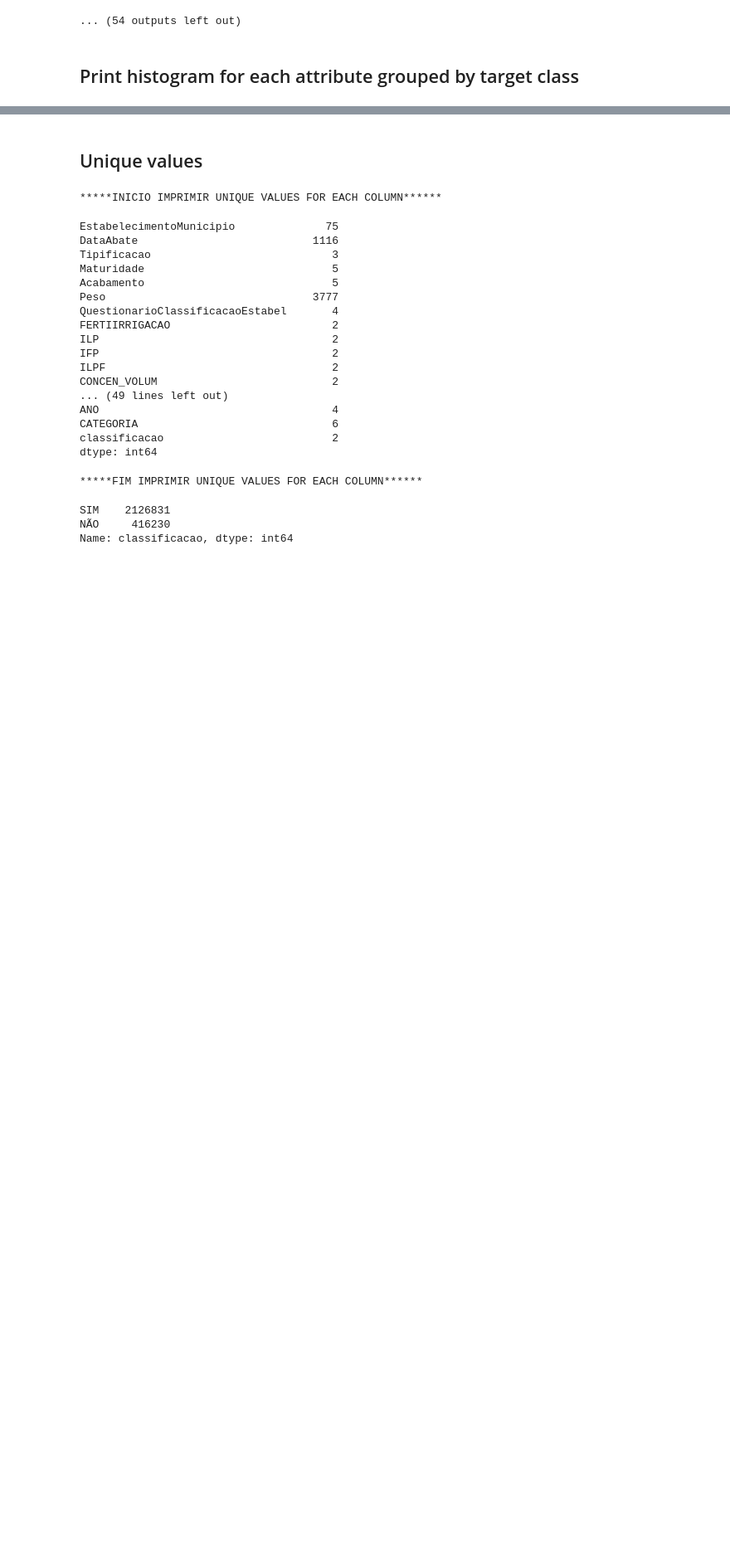
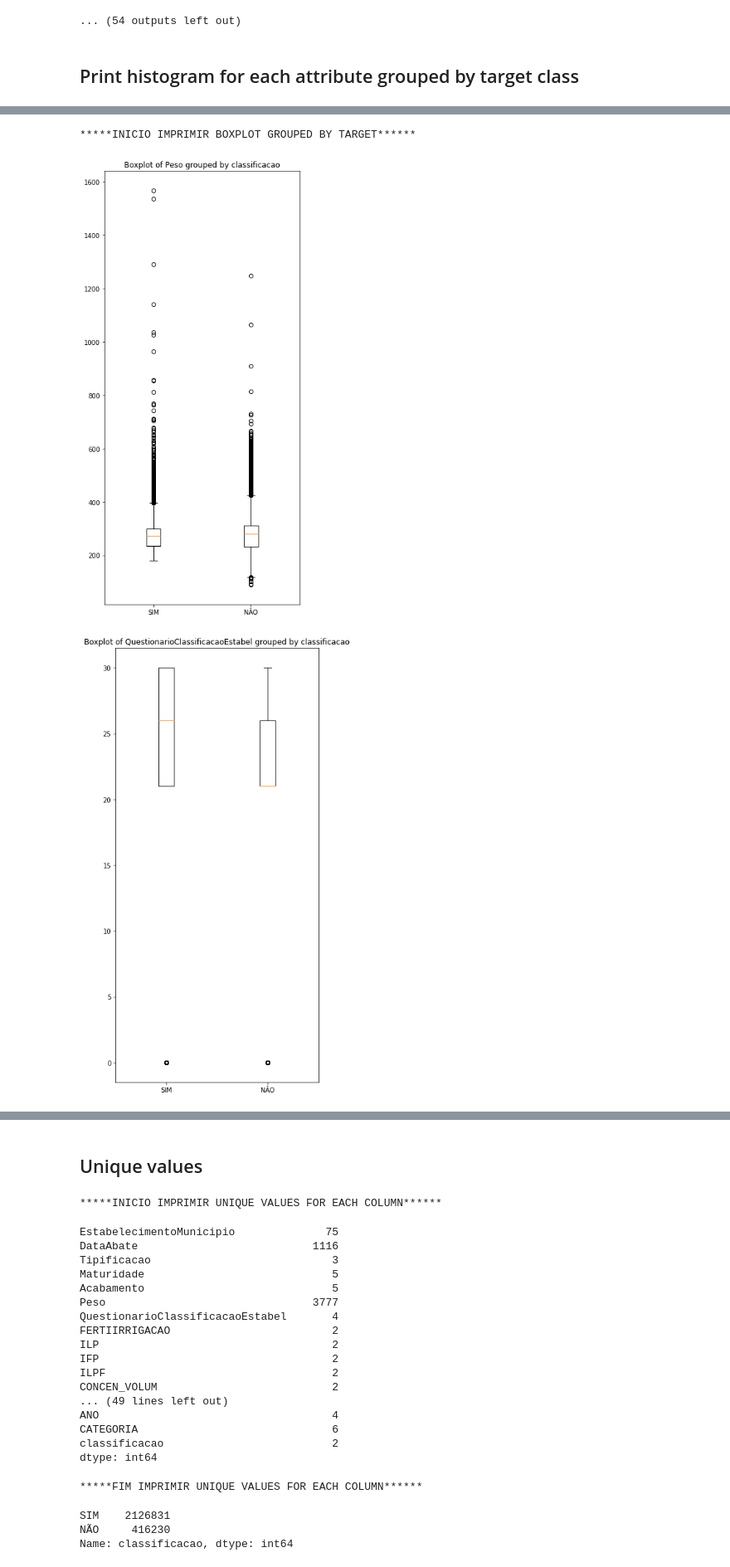
Before and after one commit to rafamarquesi/precoce-ms-classification, a Jupyter notebook: main.ipynb, the cells around one changed output, grey strips where cells are left out. Shown at 83% size. Saved outputs shown, nothing was run; the diff lists cells and outputs as text; code cells hidden in the pictures; blank space fills up the shorter version.

```diff
--- a/main.ipynb
+++ b/main.ipynb
@@ -537,0 +559,8 @@ reports.histogram_grouped_by_target(
+# %%
+# Print boxplot for each attribute by target class
+reports.boxplot_grouped_by_target(
+    data_frame=precoce_ms_data_frame, target=class_column)
+# %% [output]
+*****INICIO IMPRIMIR BOXPLOT GROUPED BY TARGET******
+[figure, added]
+[figure, added]
```
Also changed, not shown: parts of 6 cells of this notebook.
